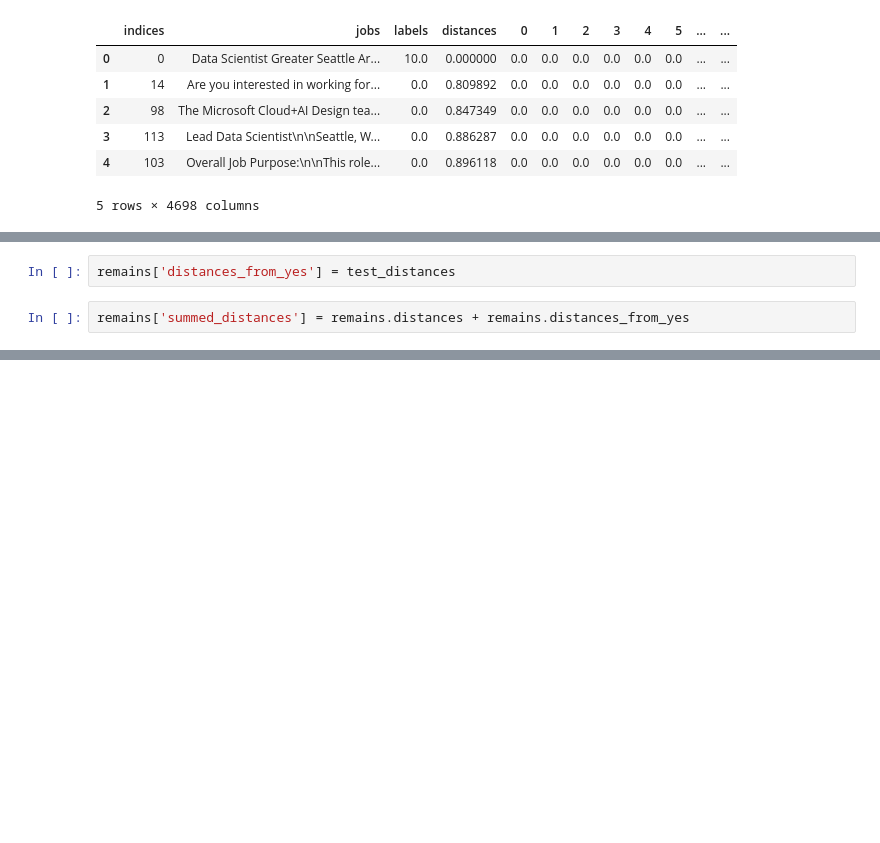
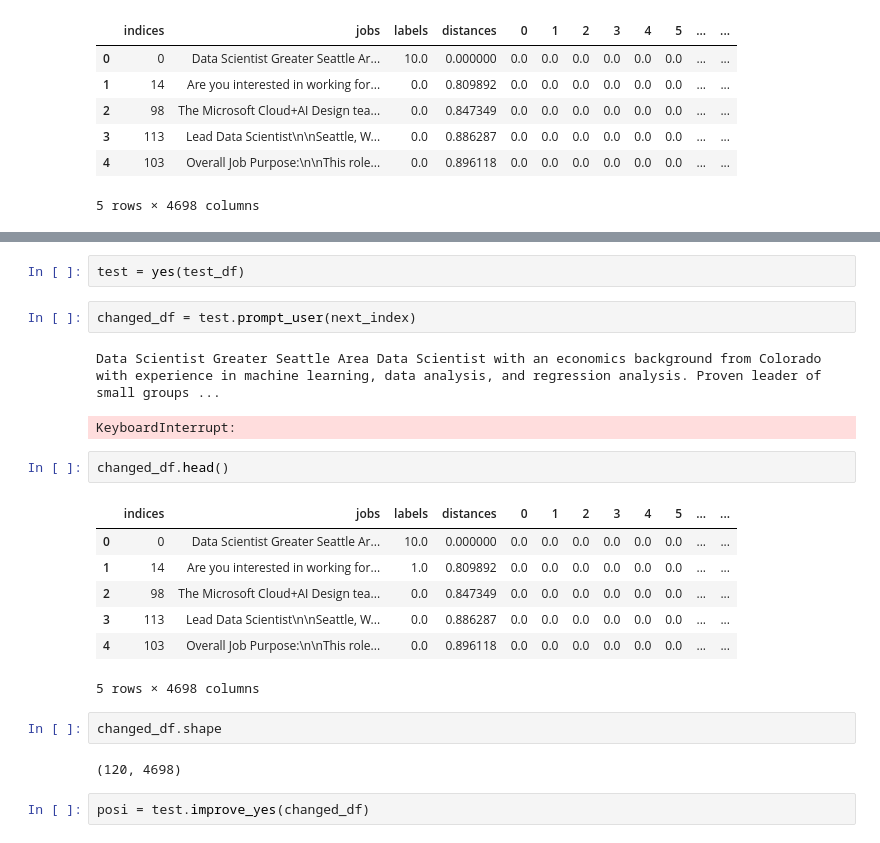
Before and after one commit to edoylee/Ember-Job-Recommender, a Jupyter notebook: notebooks/model_cleaning.ipynb, the cells around one changed output, grey strips where cells are left out. Cells and saved outputs as stored; diff of their text form; blank space fills up the shorter version.

```diff
--- a/notebooks/model_cleaning.ipynb
+++ b/notebooks/model_cleaning.ipynb
@@ -283,4 +84,0 @@ for j in range(remains.shape[0]):
-# %%
-remains['distances_from_yes'] = test_distances
-# %%
-remains['summed_distances'] = remains.distances + remains.distances_from_yes
@@ -288,0 +132,23 @@ remains['summed_distances'] = remains.distances + remains.distances_from_yes
+# %%
+test = yes(test_df)
+# %%
+changed_df = test.prompt_user(next_index)
+# %% [output]
+Data Scientist Greater Seattle Area Data Scientist with an economics background from Colorado with experience in machine learning, data analysis, and regression analysis. Proven leader of small groups ...
+KeyboardInterrupt:
+# %%
+changed_df.head()
+# %% [output]
+|  | indices | jobs | labels | distances | 0 | 1 | 2 | 3 | 4 | 5 | ... | ... |
+| 0 | 0 | Data Scientist Greater Seattle Ar... | 10.0 | 0.000000 | 0.0 | 0.0 | 0.0 | 0.0 | 0.0 | 0.0 | ... | ... |
+| 1 | 14 | Are you interested in working for... | 1.0 | 0.809892 | 0.0 | 0.0 | 0.0 | 0.0 | 0.0 | 0.0 | ... | ... |
+| 2 | 98 | The Microsoft Cloud+AI Design tea... | 0.0 | 0.847349 | 0.0 | 0.0 | 0.0 | 0.0 | 0.0 | 0.0 | ... | ... |
+| 3 | 113 | Lead Data Scientist\n\nSeattle, W... | 0.0 | 0.886287 | 0.0 | 0.0 | 0.0 | 0.0 | 0.0 | 0.0 | ... | ... |
+| 4 | 103 | Overall Job Purpose:\n\nThis role... | 0.0 | 0.896118 | 0.0 | 0.0 | 0.0 | 0.0 | 0.0 | 0.0 | ... | ... |
+5 rows × 4698 columns
+# %%
+changed_df.shape
+# %% [output]
+(120, 4698)
+# %%
+posi = test.improve_yes(changed_df)
```
Also changed, not shown: parts of 39 cells of this notebook.
